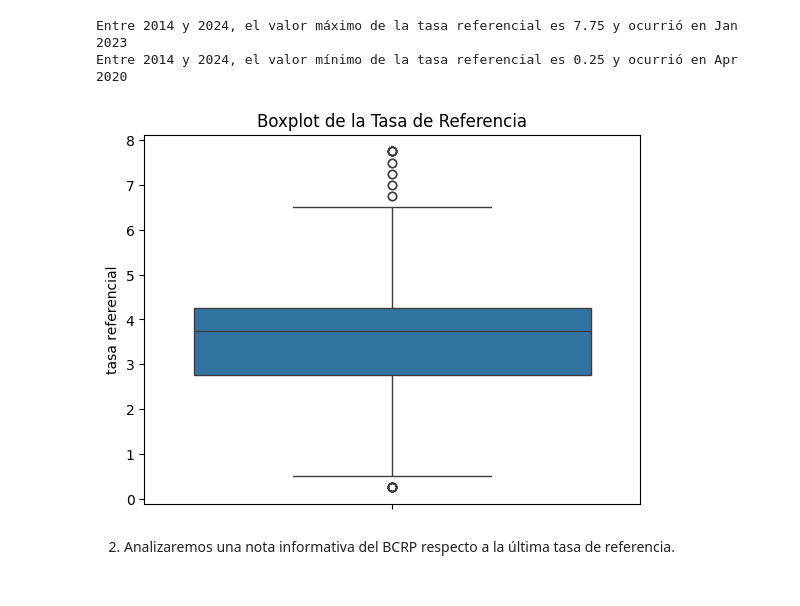
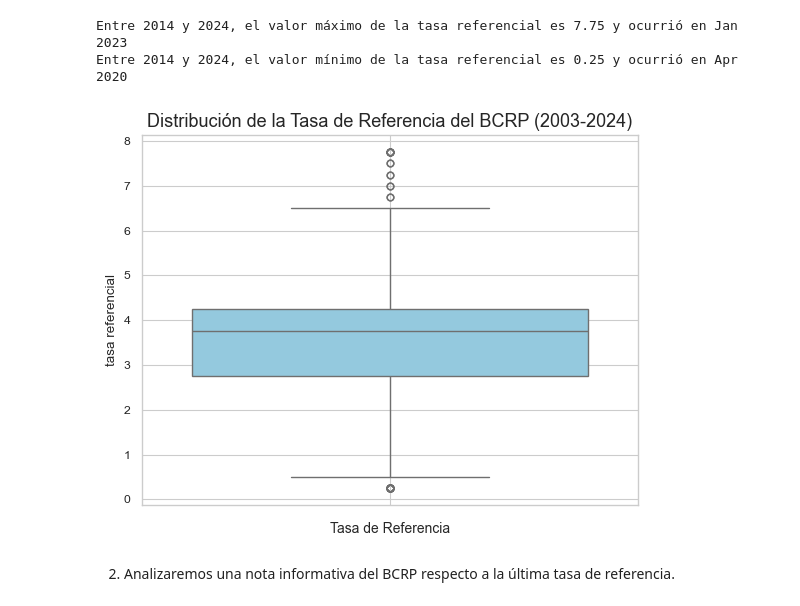
Before and after one commit to qlab-intro-python/proyecto-final-pf-arce-y-mundaca, a Jupyter notebook: proyecto_final.ipynb, the cells around one changed output. Drawn from its saved outputs; the diff is of its cells as text; code cells hidden in the pictures.

Commit message:
Corrección del gráfico

```diff
--- a/proyecto_final.ipynb
+++ b/proyecto_final.ipynb
@@ -224,14 +224,28 @@ print("Entre 2014 y 2024, el valor mínimo de la tasa referencial es {} y ocurri
 # %% [output]
 Entre 2014 y 2024, el valor máximo de la tasa referencial es 7.75 y ocurrió en Jan 2023
 Entre 2014 y 2024, el valor mínimo de la tasa referencial es 0.25 y ocurrió en Apr 2020
-# %%
-#Analizaremos la tasa de referencia con un gráfico de caja:
-#pip install seaborn
-import seaborn as sns
-sns.boxplot(df_tasas['tasa referencial'])
-plt.title('Boxplot de la Tasa de Referencia')
-plt.show()
-# %% [output]
-[figure, removed]
+# %%
+#Analizaremos la tasa de referencia con un gráfico de caja:
+import seaborn as sns
+import matplotlib.pyplot as plt
+
+# 1. Establece el estilo y el contexto del gráfico para que sea más sofisticado
+sns.set_style("whitegrid")
+sns.set_context("paper")
+
+# 2. Crea el gráfico
+box_plot = sns.boxplot(df_tasas['tasa referencial'], color='skyblue')
+
+# 3. Añade un título y etiquetas a los ejes
+plt.title('Distribución de la Tasa de Referencia del BCRP (2003-2024)', fontsize=13)
+plt.xlabel('Tasa de Referencia', fontsize=10)
+
+# 4. Muestra las líneas de la cuadrícula
+plt.grid(True)
+
+# 5. Muestra el gráfico
+plt.show()
+# %% [output]
+[figure, added]
 # %% [markdown]
 2. Analizaremos una nota informativa del BCRP respecto a la última tasa de referencia.
```
